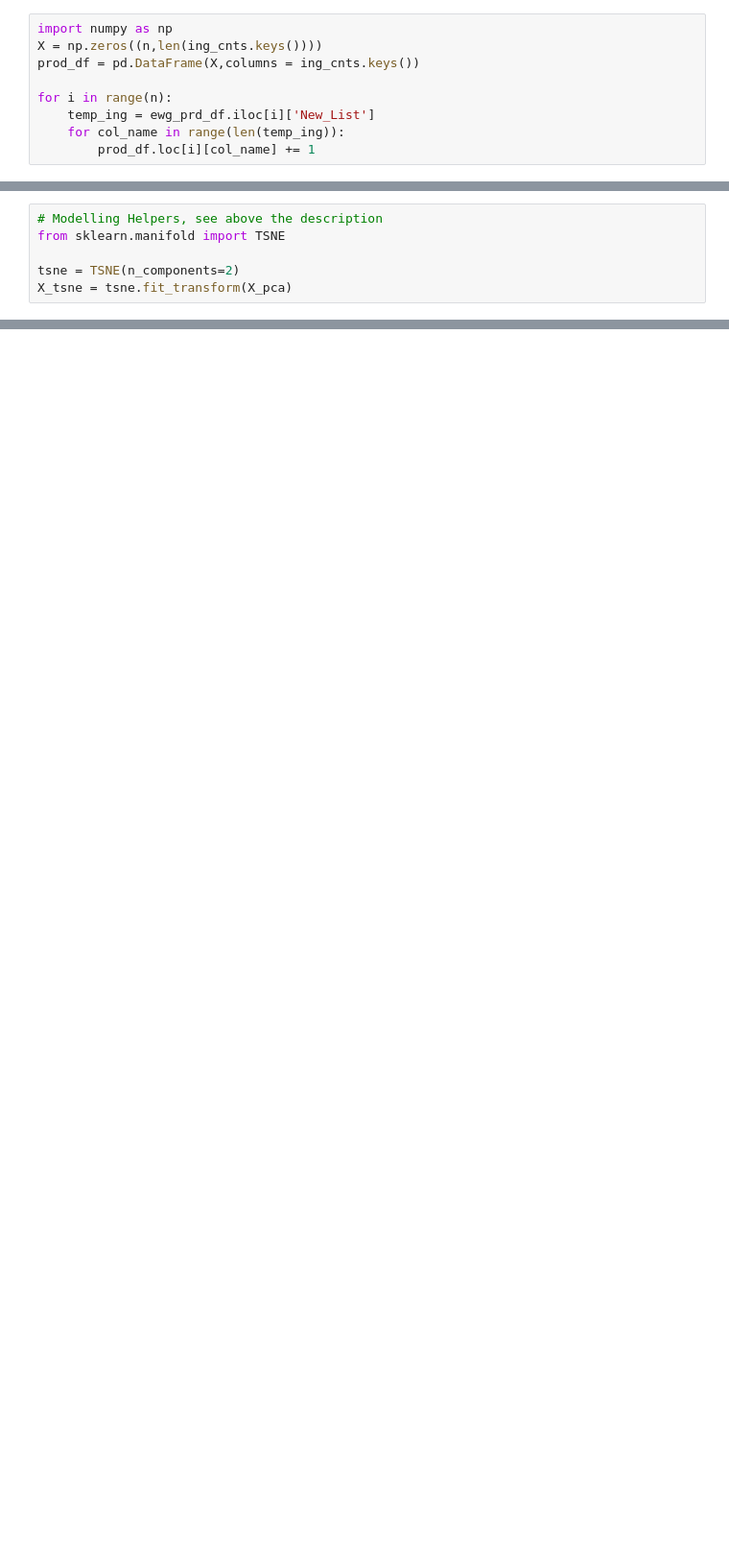
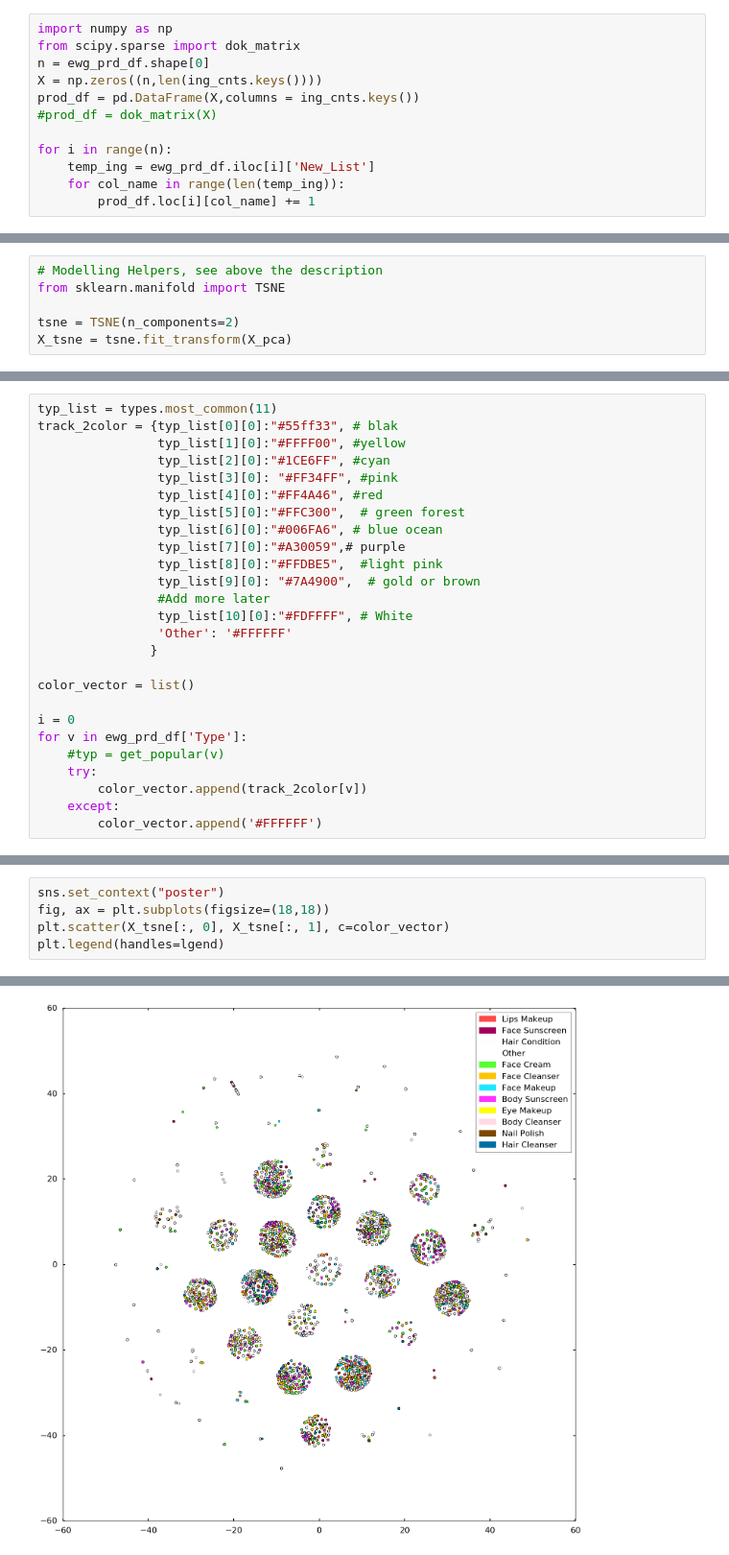
Before and after one commit to SombiriX/w210_capstone, a Jupyter notebook: EWG_Analysi/New EWG Notebook.ipynb, the cells around one changed output, grey strips where cells are left out. Shown at 96% size. Drawn from its saved outputs; the diff is of its cells as text; blank space fills up the shorter version.

```diff
--- a/EWG_Analysi/New EWG Notebook.ipynb
+++ b/EWG_Analysi/New EWG Notebook.ipynb
@@ -418,7 +491,10 @@ plt.legend(handles=lgend)
 # %%
 import numpy as np
+from scipy.sparse import dok_matrix
+n = ewg_prd_df.shape[0]
 X = np.zeros((n,len(ing_cnts.keys())))
 prod_df = pd.DataFrame(X,columns = ing_cnts.keys())
+#prod_df = dok_matrix(X)
 
 for i in range(n):
     temp_ing = ewg_prd_df.iloc[i]['New_List']
@@ -443,0 +533,26 @@ print(len(X_tsne))
+# %%
+typ_list = types.most_common(11)
+track_2color = {typ_list[0][0]:"#55ff33", # blak
+                typ_list[1][0]:"#FFFF00", #yellow
+                typ_list[2][0]:"#1CE6FF", #cyan
+                typ_list[3][0]: "#FF34FF", #pink
+                typ_list[4][0]:"#FF4A46", #red
+                typ_list[5][0]:"#FFC300",  # green forest
+                typ_list[6][0]:"#006FA6", # blue ocean
+                typ_list[7][0]:"#A30059",# purple
+                typ_list[8][0]:"#FFDBE5",  #light pink
+                typ_list[9][0]: "#7A4900",  # gold or brown
+                #Add more later
+                typ_list[10][0]:"#FDFFFF", # White
+                'Other': '#FFFFFF'
+               }
+
+color_vector = list()
+
+i = 0
+for v in ewg_prd_df['Type']:
+    #typ = get_popular(v)
+    try:
+        color_vector.append(track_2color[v])
+    except:
+        color_vector.append('#FFFFFF')
@@ -443,0 +561,6 @@ print(len(X_tsne))
+# %%
+sns.set_context("poster")
+fig, ax = plt.subplots(figsize=(18,18))
+plt.scatter(X_tsne[:, 0], X_tsne[:, 1], c=color_vector)
+plt.legend(handles=lgend)
+# %% [output]
@@ -443,0 +568 @@ print(len(X_tsne))
+[figure, added]
```
Also changed, not shown: parts of 51 cells of this notebook.
